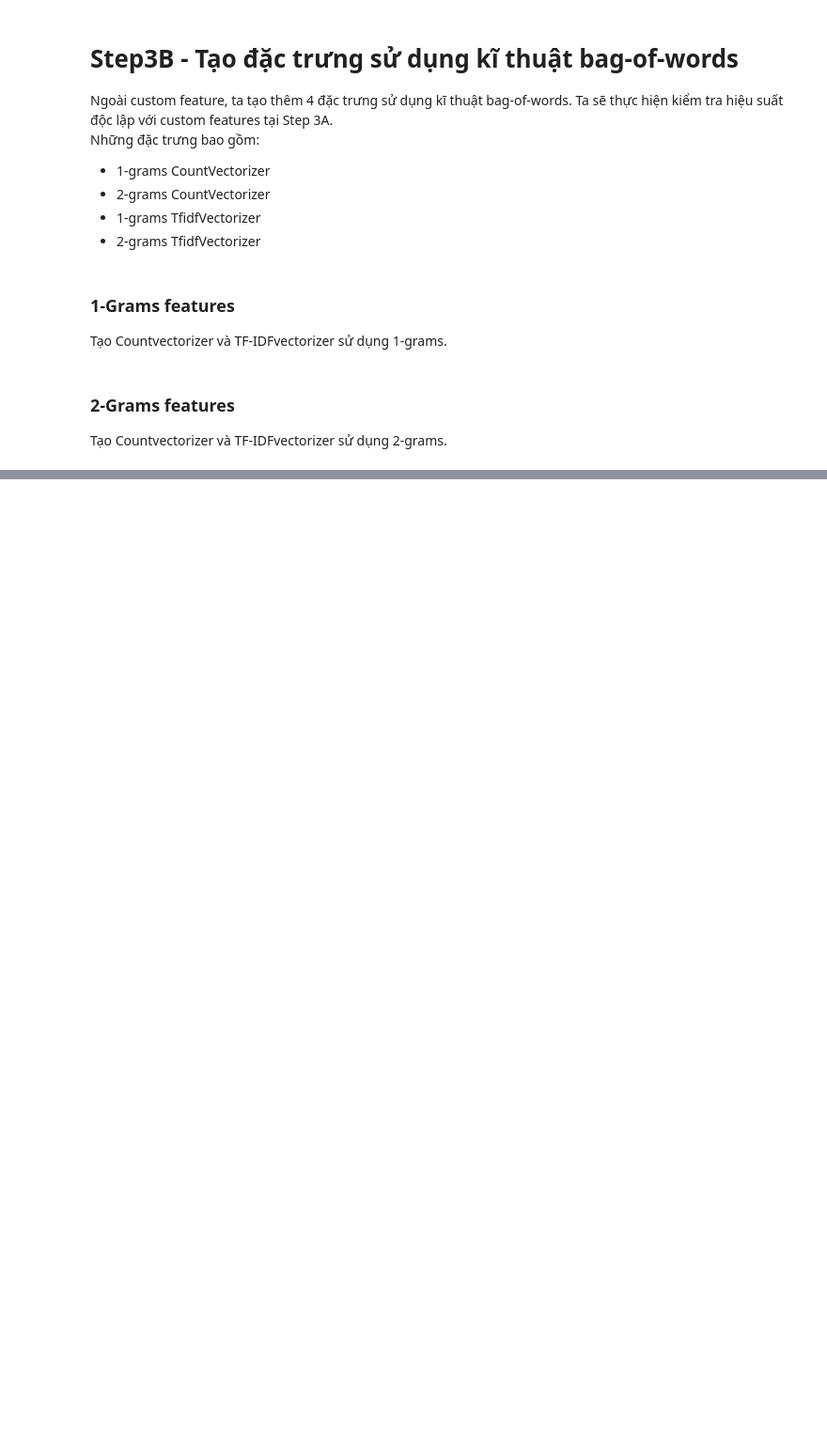
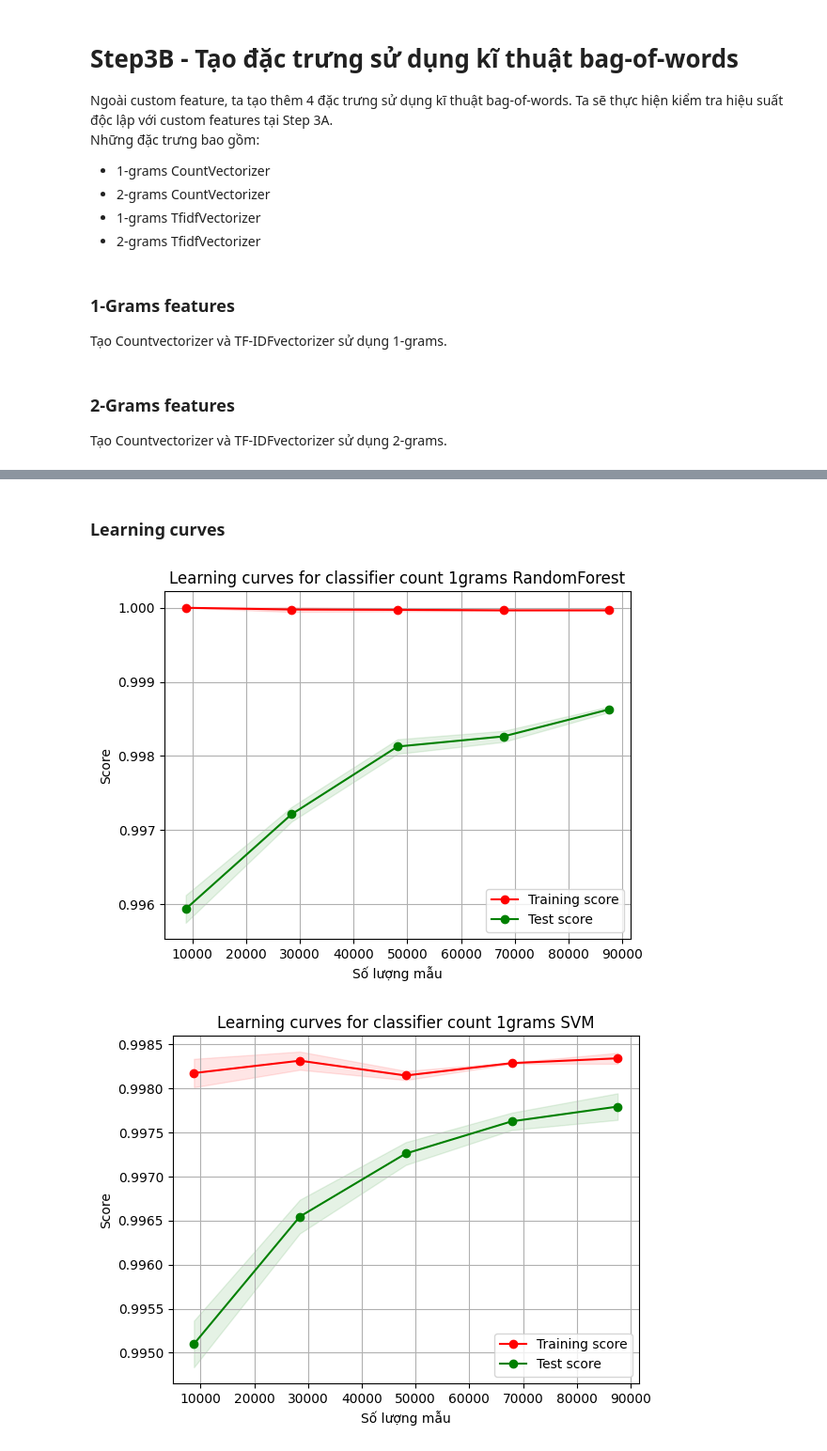
Before and after one commit to anhtv2/waf-ml, a Jupyter notebook: Data_analysis.ipynb, the cells around one changed output, grey strips where cells are left out. Shown at 94% size. Saved outputs shown, nothing was run; the diff lists cells and outputs as text; code cells hidden in the pictures; blank space fills up the shorter version.

```diff
--- a/Data_analysis.ipynb
+++ b/Data_analysis.ipynb
@@ -333,8 +343,8 @@ def get1Grams(payload_obj):
         ngrams.append(payload[i:i+1])
     return ngrams
 
-tfidf_vectorizer_1grams = TfidfVectorizer(tokenizer=get1Grams)
-count_vectorizer_1grams = CountVectorizer(min_df=1, tokenizer=get1Grams)
+tfidf_vectorizer_1grams = TfidfVectorizer(tokenizer=get1Grams, token_pattern=None)
+count_vectorizer_1grams = CountVectorizer(min_df=1, tokenizer=get1Grams, token_pattern=None)
 # %% [markdown]
 ### 2-Grams features
 Tạo Countvectorizer và TF-IDFvectorizer sử dụng 2-grams.
@@ -350,5 +360,5 @@ def get2Grams(payload_obj):
         ngrams.append(payload[i:i+2])
     return ngrams
 
-tfidf_vectorizer_2grams = TfidfVectorizer(tokenizer=get2Grams)
-count_vectorizer_2grams = CountVectorizer(min_df=1, tokenizer=get2Grams)
+tfidf_vectorizer_2grams = TfidfVectorizer(tokenizer=get2Grams, token_pattern=None)
+count_vectorizer_2grams = CountVectorizer(min_df=1, tokenizer=get2Grams, token_pattern=None)
@@ -354,0 +804,2 @@ count_vectorizer_2grams = CountVectorizer(min_df=1, tokenizer=get2Grams)
+# %% [markdown]
+### Learning curves
@@ -354,0 +852,15 @@ count_vectorizer_2grams = CountVectorizer(min_df=1, tokenizer=get2Grams)
+# %%
+X = payloads['payload']
+Y = payloads['is_malicious']
+
+#Vẽ learning curve cho count 1grams RandomForest
+plot_learning_curve(classifier_results.iloc[0],X,Y)
+
+#Vẽ learning curve cho count 1grams SVM
+plot_learning_curve(classifier_results.iloc[5],X,Y)
+
+#Vẽ learning curve cho tfidf 1grams SVM
+plot_learning_curve(classifier_results.iloc[8],X,Y)
+# %% [output]
+[figure, added]
+[figure, added]
```
Also changed, not shown: parts of 32 cells of this notebook.
